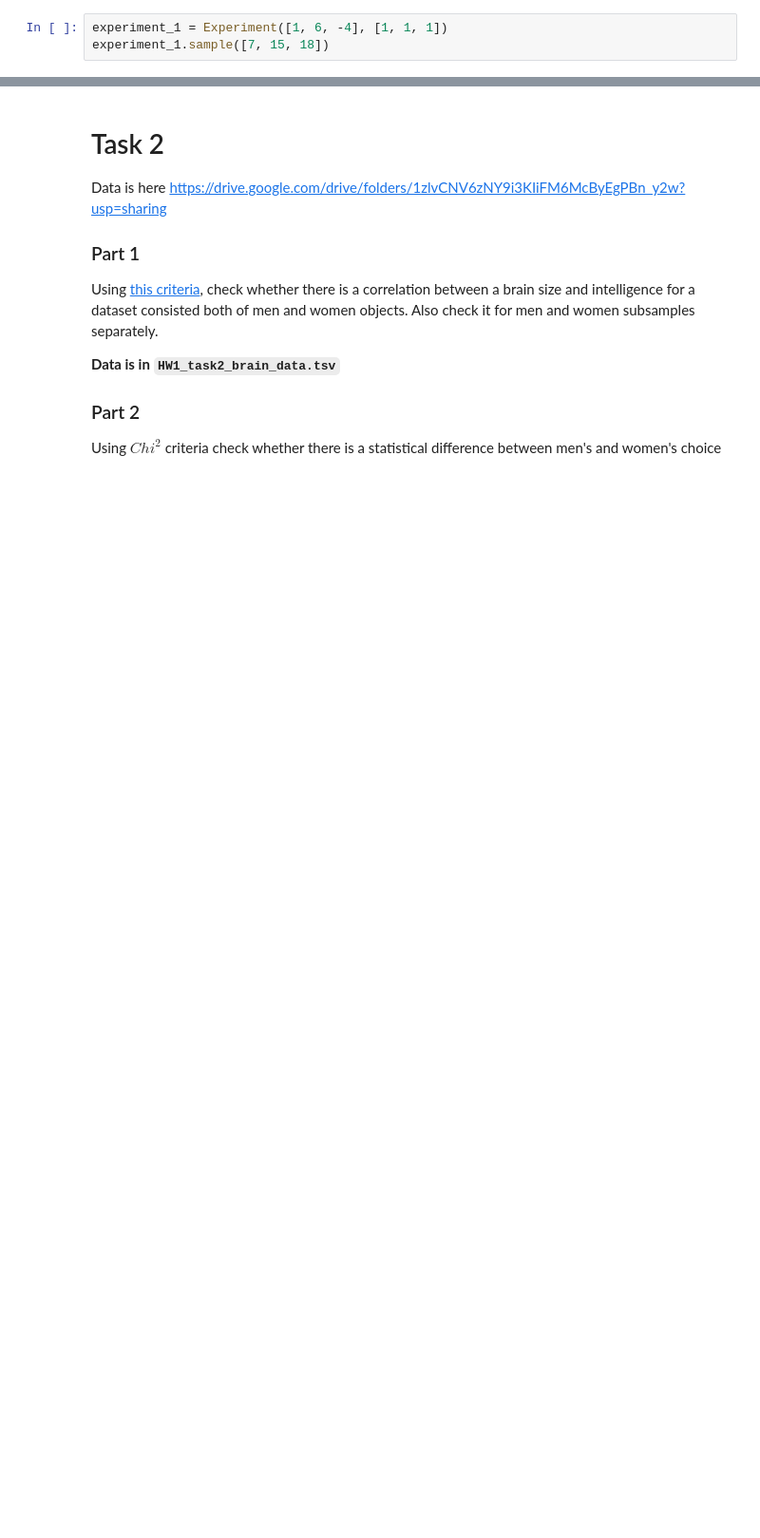
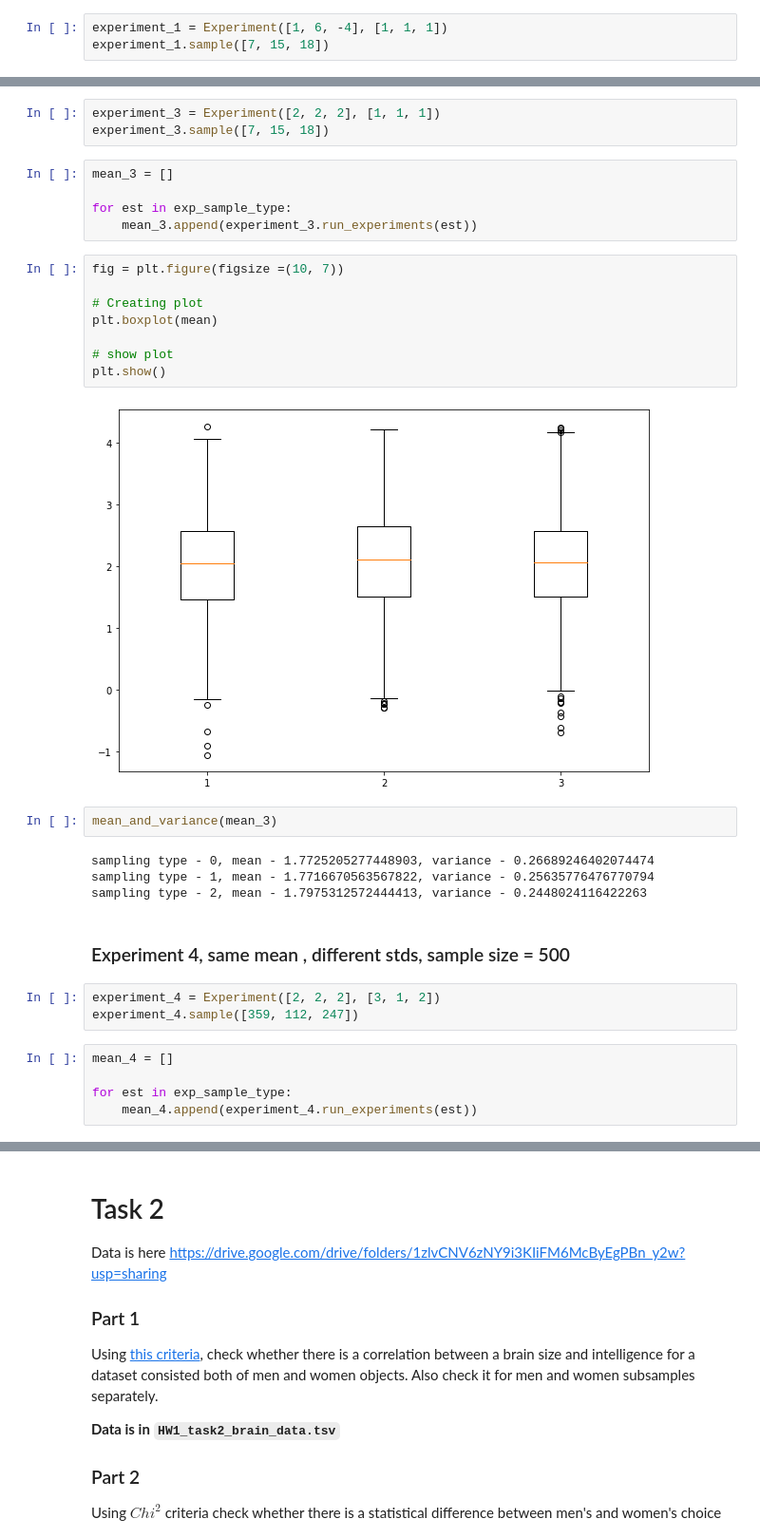
Before and after one commit to egorsemevskiy/EPAM, a Jupyter notebook: statistics/2_lesson/1_Statistics_HW_engl.ipynb, the cells around one changed output, grey strips where cells are left out. Shown: that part at 95% size. Drawn from its saved outputs; the diff is of its cells as text; blank space fills up the shorter version.

```diff
--- a/statistics/2_lesson/1_Statistics_HW_engl.ipynb
+++ b/statistics/2_lesson/1_Statistics_HW_engl.ipynb
@@ -271,0 +308,34 @@ plt.hist(experiment.general_samples);
+# %%
+experiment_3 = Experiment([2, 2, 2], [1, 1, 1])
+experiment_3.sample([7, 15, 18])
+# %%
+mean_3 = []
+
+for est in exp_sample_type:
+    mean_3.append(experiment_3.run_experiments(est))
+# %%
+fig = plt.figure(figsize =(10, 7))
+
+# Creating plot
+plt.boxplot(mean)
+
+# show plot
+plt.show()
+# %% [output]
+[figure, added]
+# %%
+mean_and_variance(mean_3)
+# %% [output]
+sampling type - 0, mean - 1.7725205277448903, variance - 0.26689246402074474
+sampling type - 1, mean - 1.7716670563567822, variance - 0.25635776476770794
+sampling type - 2, mean - 1.7975312572444413, variance - 0.2448024116422263
+# %% [markdown]
+### Experiment 4, same mean , different stds, sample size = 500
+# %%
+experiment_4 = Experiment([2, 2, 2], [3, 1, 2])
+experiment_4.sample([359, 112, 247])
+# %%
+mean_4 = []
+
+for est in exp_sample_type:
+    mean_4.append(experiment_4.run_experiments(est))
```
Also changed, not shown: parts of 26 cells of this notebook, 1 other file.
